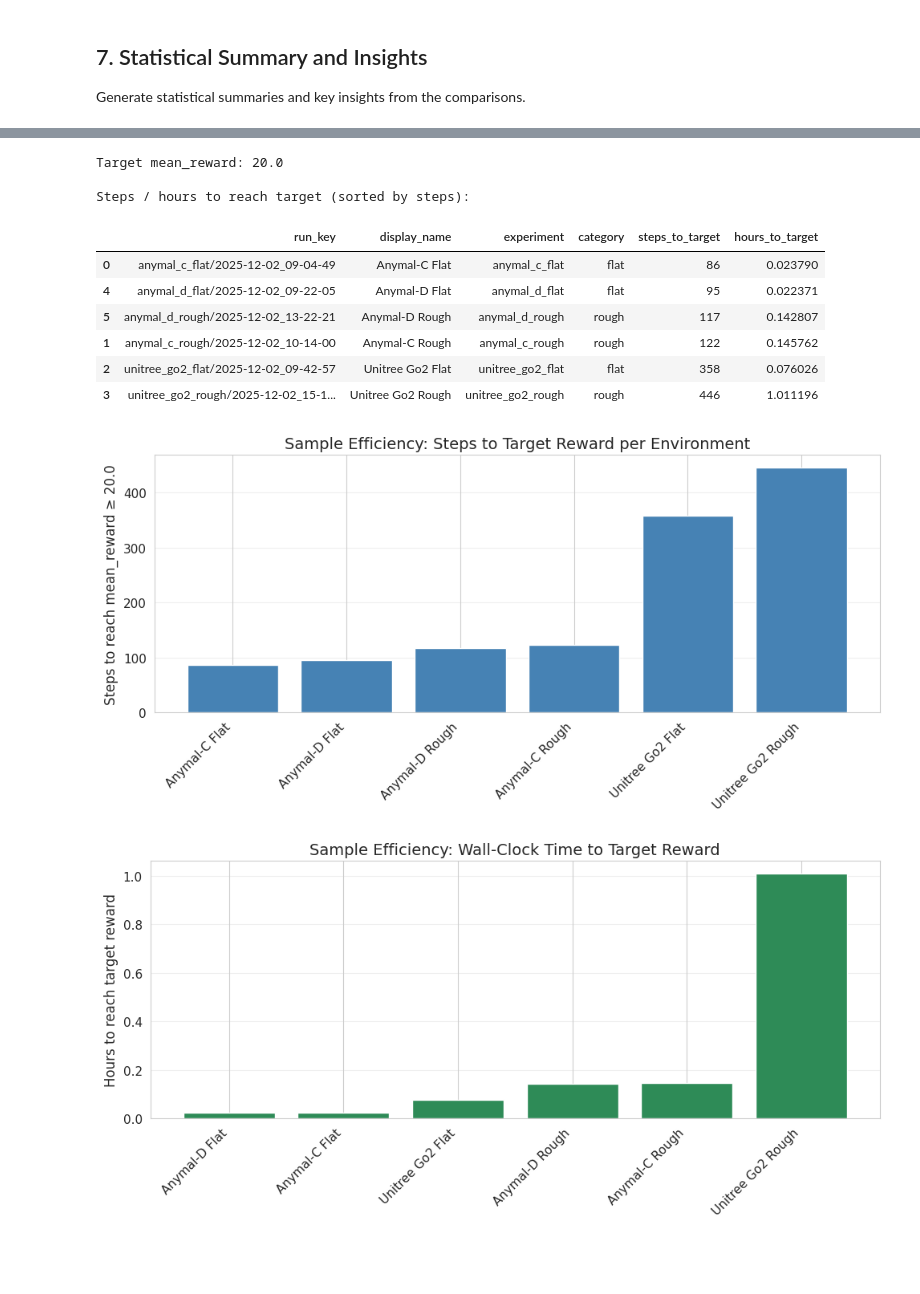
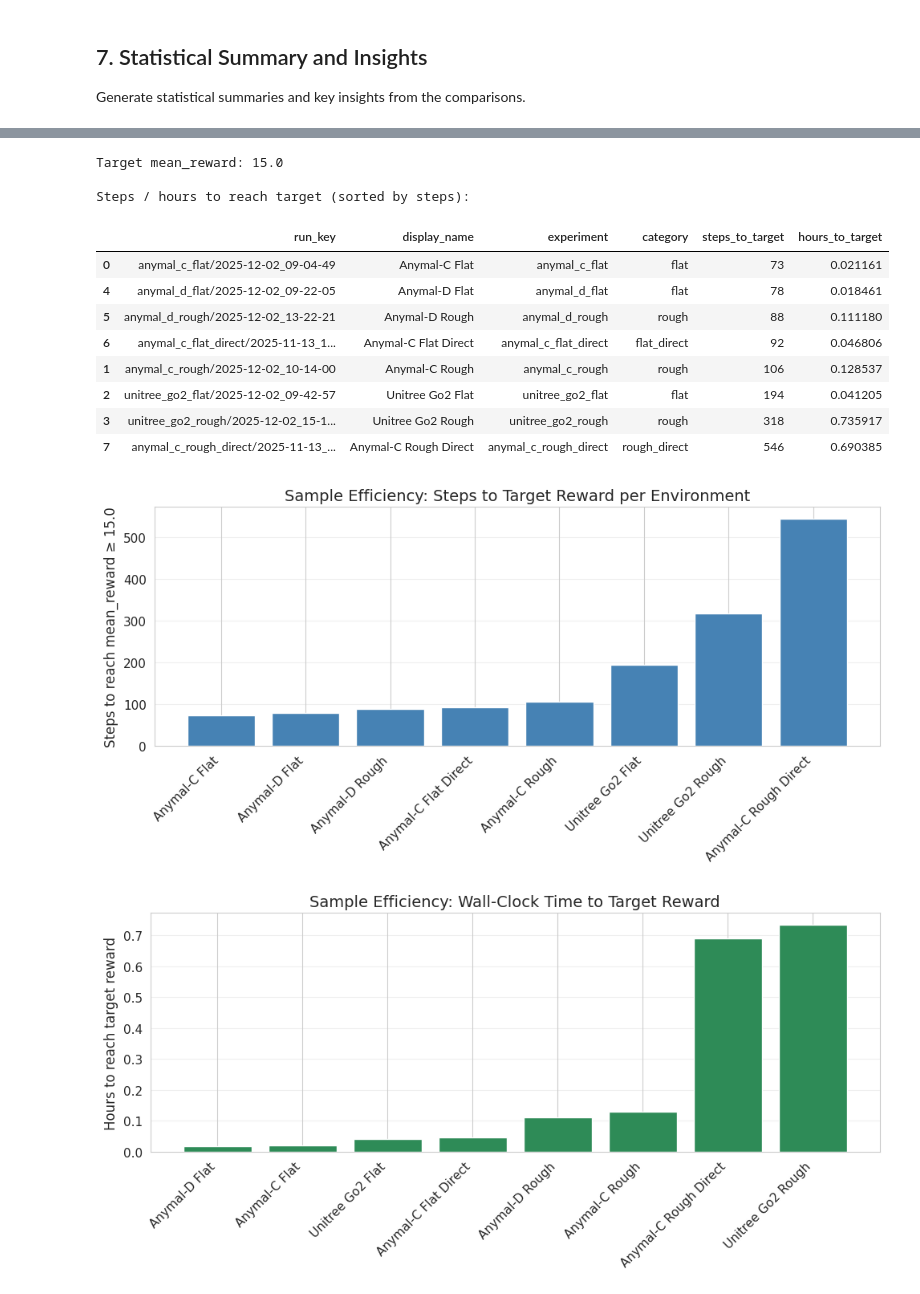
Before and after one commit to lbnmahs/quadrrl, a Jupyter notebook: notebooks/rsl_rl_performance.ipynb, the cells around one changed output, grey strips where cells are left out. Saved outputs shown, nothing was run; the diff lists cells and outputs as text; code cells hidden in the pictures; blank space fills up the shorter version.

Commit message:
update: direct vs manager based environment compariosn

```diff
--- a/notebooks/rsl_rl_performance.ipynb
+++ b/notebooks/rsl_rl_performance.ipynb
@@ -309,7 +339,7 @@ Full Metrics Table (Latest Checkpoint Values):
 # %%
 # 8. Sample Efficiency: Steps and Time to Reach Target Reward per Robot
 
-TARGET_REWARD = 20.0  # you can adjust this threshold
+TARGET_REWARD = 15.0  # you can adjust this threshold
 
 records = []
 for run_key, run_data in all_metrics.items():
@@ -354,42 +384,44 @@ print(f"Target mean_reward: {TARGET_REWARD}")
 print("\nSteps / hours to reach target (sorted by steps):")
 display(sample_eff_df.sort_values("steps_to_target"))
 
 # Bar plot: steps to target per robot/environment
 valid_steps = sample_eff_df.dropna(subset=["steps_to_target"]).sort_values("steps_to_target")
 if not valid_steps.empty:
     fig, ax = plt.subplots(figsize=(10, 5))
     ax.bar(valid_steps["display_name"], valid_steps["steps_to_target"], color="steelblue")
     ax.set_ylabel(f"Steps to reach mean_reward ≥ {TARGET_REWARD}", fontsize=12)
     ax.set_title("Sample Efficiency: Steps to Target Reward per Environment", fontsize=14)
     ax.set_xticklabels(valid_steps["display_name"], rotation=45, ha="right")
     ax.grid(axis="y", alpha=0.3)
     plt.tight_layout()
     plt.show()
 
 # Optional: bar plot of wall-clock hours to target (if wall_time is available)
 valid_hours = sample_eff_df.dropna(subset=["hours_to_target"]).sort_values("hours_to_target")
 if not valid_hours.empty:
     fig, ax = plt.subplots(figsize=(10, 5))
     ax.bar(valid_hours["display_name"], valid_hours["hours_to_target"], color="seagreen")
     ax.set_ylabel("Hours to reach target reward", fontsize=12)
     ax.set_title("Sample Efficiency: Wall-Clock Time to Target Reward", fontsize=14)
     ax.set_xticklabels(valid_hours["display_name"], rotation=45, ha="right")
     ax.grid(axis="y", alpha=0.3)
     plt.tight_layout()
     plt.show()
 # %% [output]
-Target mean_reward: 20.0
+Target mean_reward: 15.0
 
 Steps / hours to reach target (sorted by steps):
 |  | run_key | display_name | experiment | category | steps_to_target | hours_to_target |
-| 0 | anymal_c_flat/2025-12-02_09-04-49 | Anymal-C Flat | anymal_c_flat | flat | 86 | 0.023790 |
-| 4 | anymal_d_flat/2025-12-02_09-22-05 | Anymal-D Flat | anymal_d_flat | flat | 95 | 0.022371 |
-| 5 | anymal_d_rough/2025-12-02_13-22-21 | Anymal-D Rough | anymal_d_rough | rough | 117 | 0.142807 |
-| 1 | anymal_c_rough/2025-12-02_10-14-00 | Anymal-C Rough | anymal_c_rough | rough | 122 | 0.145762 |
-| 2 | unitree_go2_flat/2025-12-02_09-42-57 | Unitree Go2 Flat | unitree_go2_flat | flat | 358 | 0.076026 |
-| 3 | unitree_go2_rough/2025-12-02_15-1... | Unitree Go2 Rough | unitree_go2_rough | rough | 446 | 1.011196 |
+| 0 | anymal_c_flat/2025-12-02_09-04-49 | Anymal-C Flat | anymal_c_flat | flat | 73 | 0.021161 |
+| 4 | anymal_d_flat/2025-12-02_09-22-05 | Anymal-D Flat | anymal_d_flat | flat | 78 | 0.018461 |
+| 5 | anymal_d_rough/2025-12-02_13-22-21 | Anymal-D Rough | anymal_d_rough | rough | 88 | 0.111180 |
+| 6 | anymal_c_flat_direct/2025-11-13_1... | Anymal-C Flat Direct | anymal_c_flat_direct | flat_direct | 92 | 0.046806 |
+| 1 | anymal_c_rough/2025-12-02_10-14-00 | Anymal-C Rough | anymal_c_rough | rough | 106 | 0.128537 |
+| 2 | unitree_go2_flat/2025-12-02_09-42-57 | Unitree Go2 Flat | unitree_go2_flat | flat | 194 | 0.041205 |
+| 3 | unitree_go2_rough/2025-12-02_15-1... | Unitree Go2 Rough | unitree_go2_rough | rough | 318 | 0.735917 |
+| 7 | anymal_c_rough_direct/2025-11-13_... | Anymal-C Rough Direct | anymal_c_rough_direct | rough_direct | 546 | 0.690385 |
-[figure, old version]
+[figure, new version]
-[figure, old version]
+[figure, new version]
 # %%
 # 9. Learning Curves: Mean Reward vs Training Steps Across Environments
 
```
Also changed, not shown: parts of 6 cells of this notebook, 1 other file.
